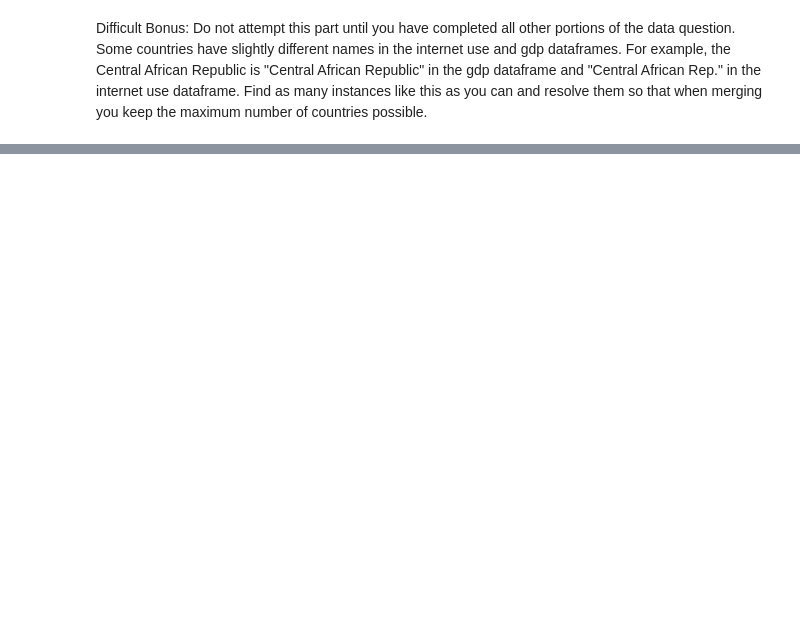
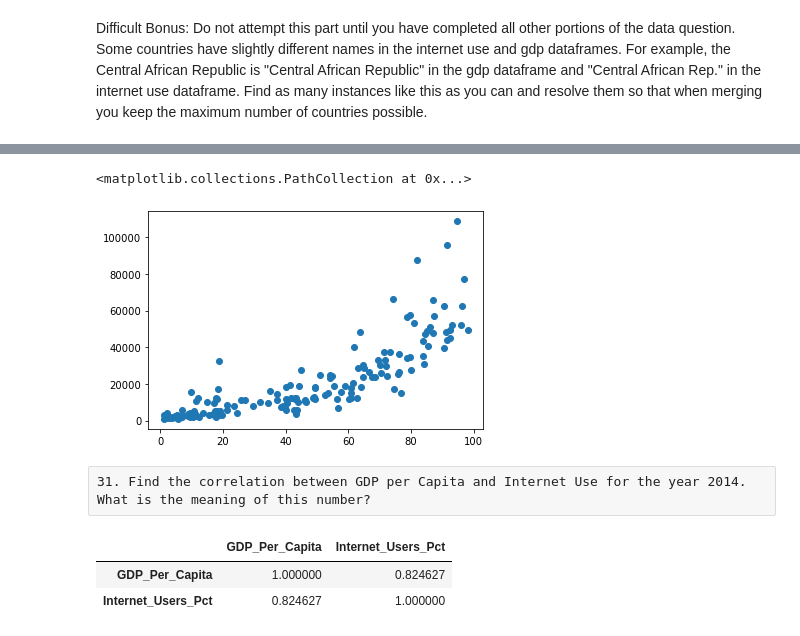
Before and after one commit to nedatahe/UN-data, a Jupyter notebook: notebooks/UN_Data_Exploration.ipynb, the cells around one changed output, grey strips where cells are left out. Drawn from its saved outputs; the diff is of its cells as text; code cells hidden in the pictures; blank space fills up the shorter version.

```diff
--- a/notebooks/UN_Data_Exploration.ipynb
+++ b/notebooks/UN_Data_Exploration.ipynb
@@ -651,0 +796,3 @@ Difficult Bonus: Do not attempt this part until you have completed all other por
+# %%
+gdp_and_internet_use_2014 = gdp_and_internet_use[gdp_and_internet_use['Year'] == 2014]
+gdp_and_internet_use_2014
@@ -651,0 +869,13 @@ Difficult Bonus: Do not attempt this part until you have completed all other por
+# %%
+plt.scatter(data =gdp_and_internet_use_2014, x = 'Internet_Users_Pct', y = 'GDP_Per_Capita' )
+# %% [output]
+<matplotlib.collections.PathCollection at 0x...>
+[figure, added]
+# %% [raw]
+31. Find the correlation between GDP per Capita and Internet Use for the year 2014. What is the meaning of this number?
+# %%
+gdp_and_internet_use_2014[['GDP_Per_Capita','Internet_Users_Pct' ]].corr() # strong positive
+# %% [output]
+|  | GDP_Per_Capita | Internet_Users_Pct |
+| GDP_Per_Capita | 1.000000 | 0.824627 |
+| Internet_Users_Pct | 0.824627 | 1.000000 |
```
Also changed, not shown: parts of 40 cells of this notebook.
